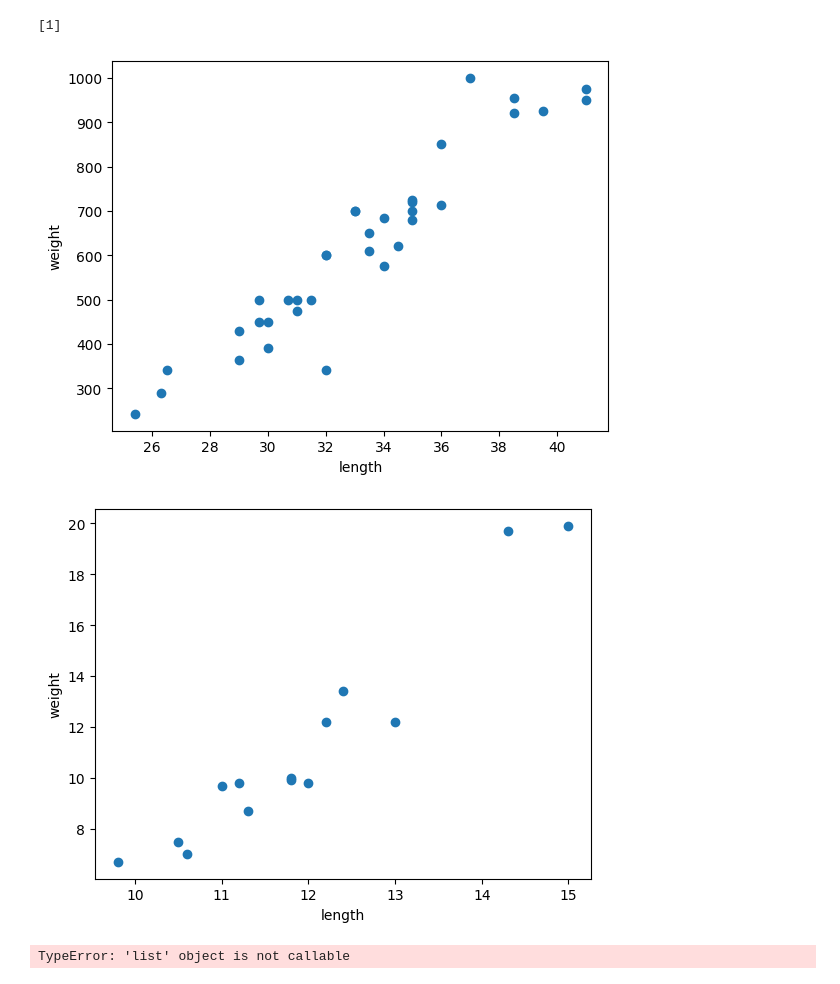
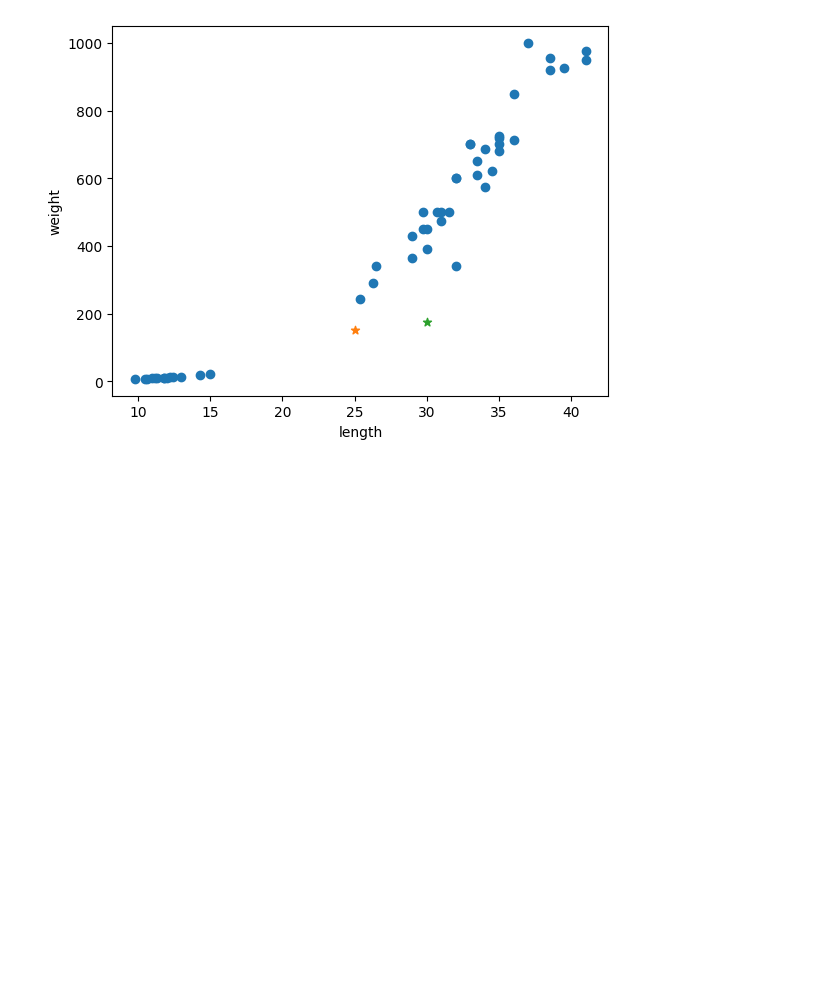
Before and after one commit to WhiteCapella/fishmlserv, a Jupyter notebook: note/Untitled.ipynb, the cells around one changed output. Drawn from its saved outputs; the diff is of its cells as text; code cells hidden in the pictures; blank space fills up the shorter version.

```diff
--- a/note/Untitled.ipynb
+++ b/note/Untitled.ipynb
@@ -1,6 +1,7 @@
 # %%
 import matplotlib.pyplot as plt
 from sklearn.neighbors import KNeighborsClassifier
+import numpy as np
 
 bream_length = [25.4, 26.3, 26.5, 29.0, 29.0, 29.7, 29.7, 30.0, 30.0, 30.7, 31.0, 31.0, 31.5, 32.0, 32.0, 32.0, 33.0, 33.0, 33.5, 33.5, 34.0, 34.0, 34.5, 35.0, 35.0, 35.0, 35.0, 36.0, 36.0, 37.0, 38.5, 38.5, 39.5, 41.0, 41.0]
 bream_weight = [242.0, 290.0, 340.0, 363.0, 430.0, 450.0, 500.0, 390.0, 450.0, 500.0, 475.0, 500.0, 500.0, 340.0, 600.0, 600.0, 700.0, 700.0, 610.0, 650.0, 575.0, 685.0, 620.0, 680.0, 700.0, 725.0, 720.0, 714.0, 850.0, 1000.0, 920.0, 955.0, 925.0, 975.0, 950.0]
@@ -8,93 +9,42 @@ bream_weight = [242.0, 290.0, 340.0, 363.0, 430.0, 450.0, 500.0, 390.0, 450.0, 5
 smelt_length = [9.8, 10.5, 10.6, 11.0, 11.2, 11.3, 11.8, 11.8, 12.0, 12.2, 12.4, 13.0, 14.3, 15.0]
 smelt_weight = [6.7, 7.5, 7.0, 9.7, 9.8, 8.7, 10.0, 9.9, 9.8, 12.2, 13.4, 12.2, 19.7, 19.9]
 
 plt.scatter(bream_length, bream_weight)
 plt.xlabel('length')
 plt.ylabel('weight')
 plt.show()
 
 plt.scatter(smelt_length, smelt_weight)
 plt.xlabel('length')
 plt.ylabel('weight')
 plt.show()
 
-length = bream_length + smelt_length
-weight = bream_weight + smelt_weight
+fish_length = bream_length + smelt_length
+fish_weight = bream_weight + smelt_weight
 len(bream_length)
 len(smelt_length)
 
 len(bream_weight)
 len(smelt_weight)
 
 
-kn = KNeighborsClassifier()
 
 
-fish_data = []
-fish_target = []
-for l, w in zip(length,weight):
-    fish_data.append([l,w])
 
-fish_target = [1] * 35 + [0] * 14
+fish_data = np.column_stack((fish_length, fish_weight))
+fish_target = np.concatenate((np.ones(35), np.zeros(14)))
+kn = KNeighborsClassifier(n_neighbors=5)
+kn.fit(fish_data,fish_target)
 
-# feed data at ML
-kn.fit(fish_data, fish_target)
-
-# predict
-r = kn.predict([[30.1, 600.123]])
-print(r)
-
-import matplotlib.pyplot as plt
-
-plt.scatter(bream_length, bream_weight)
+kn.predict([[24, 150]])
+plt.scatter(fish_data[:,0], fish_data[:,1])
 plt.xlabel('length')
 plt.ylabel('weight')
+plt.scatter(25,150,marker="*")
+plt.scatter(30,174,marker="*")
+
 plt.show()
-
-plt.scatter(smelt_length, smelt_weight)
-plt.xlabel('length')
-plt.ylabel('weight')
-plt.show()
-
-length = bream_length(35) + smelt_length(14)
-weight = bream_weight + smelt_weight
-
-len(bream_length)
-len(smelt_length)
-
-from sklearn.neighbors import KNeighborsClassifier
-kn = KNeighborsClassifier()
-
-fish_data = []
-
-for l, w in zip(length, weight):
-    fish_data.append([l, w])
-
-# fish_data = [[l, w] for l, w in zip(length, weight)]
-
-fish_target = [1] * 35 + [0] * 14
-
-# 데이터를 ML 에 먹인다
-kn.fit(fish_data, fish_target)
-
-# 예측
-r = kn.predict([[30.1, 600.123]])
-
-if kn.predict([[30, 600]])[0] == 1:
-    print('도미')
-else:
-    print('빙어')
-
-### 모델 저장하기
-import pickle
-with open("model.pkl", "wb") as f:
-    pickle.dump(kn, f)
-
-fish_model.predict([[30.1, 600.123]])
 # %% [output]
 [figure]
 [figure]
-[1]
-[figure, old version]
+[figure, new version]
-[figure, removed]
-TypeError: 'list' object is not callable
```
Also changed, not shown: 3 other files.
